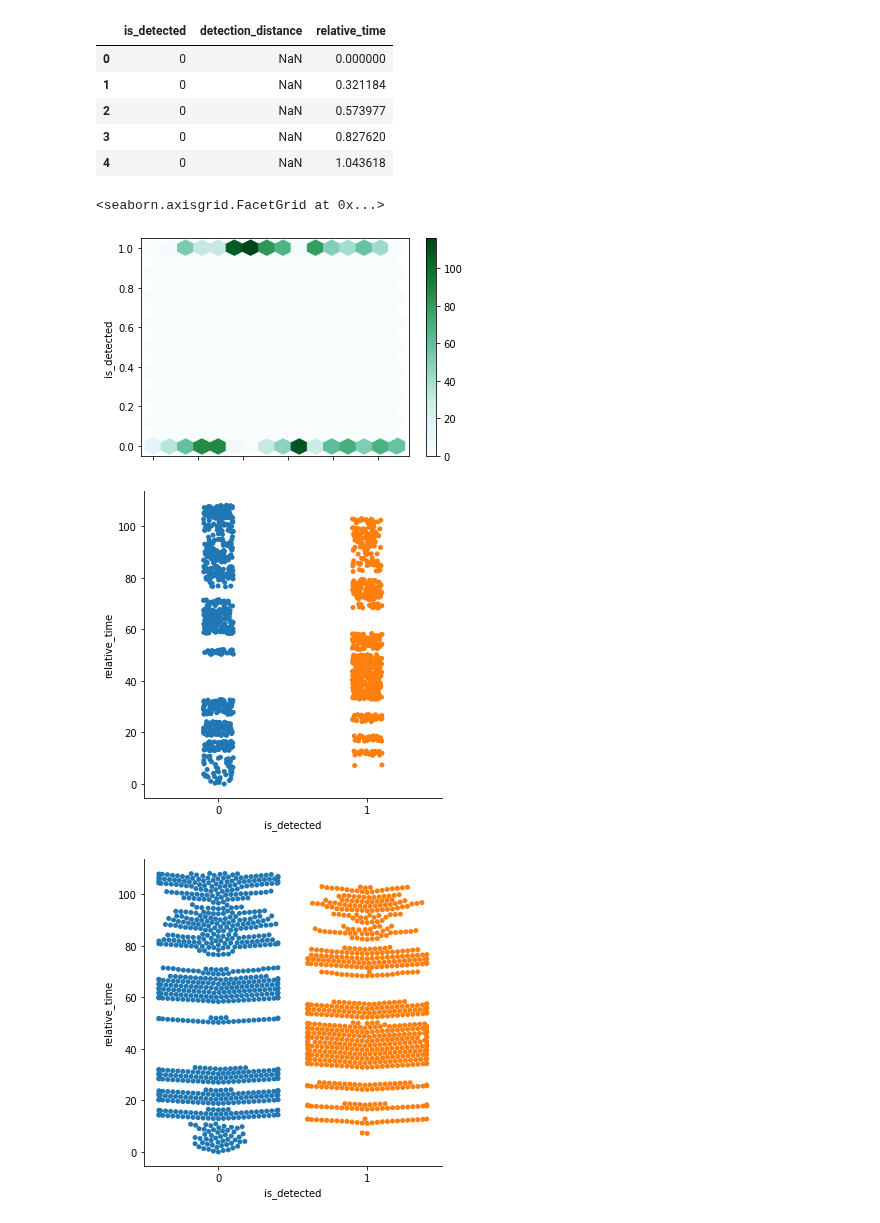
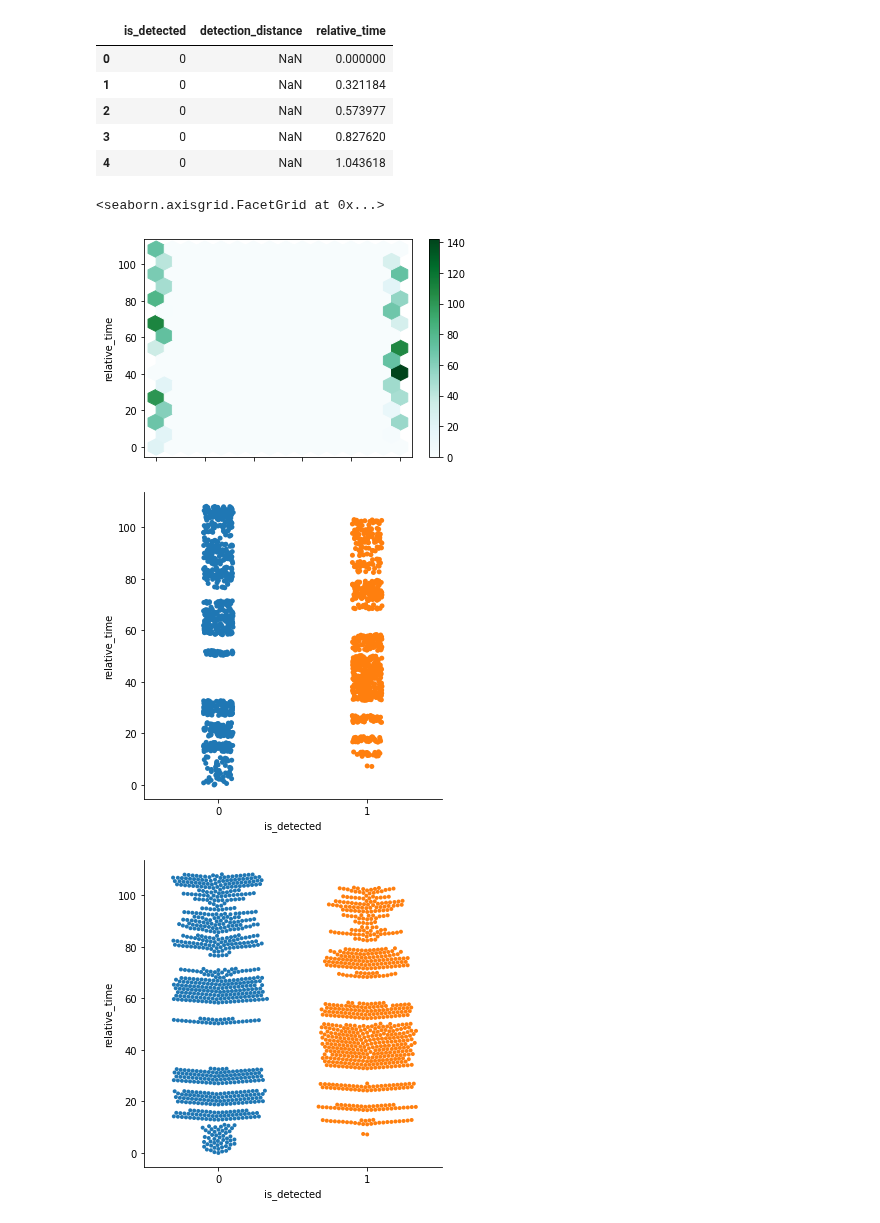
Before and after one commit to hakanErgin/apriltag_test_bench, a Jupyter notebook: test_pipeline/scripts/dynamic_tests/linear_velocity/x_translation.ipynb, the cells around one changed output. Drawn from its saved outputs; the diff is of its cells as text; code cells hidden in the pictures.

Commit message:
updated plots

```diff
--- a/test_pipeline/scripts/dynamic_tests/linear_velocity/x_translation.ipynb
+++ b/test_pipeline/scripts/dynamic_tests/linear_velocity/x_translation.ipynb
@@ -70,16 +68,16 @@ df.head(5)
 | 3 | 0 | NaN | 0.827620 |
 | 4 | 0 | NaN | 1.043618 |
 # %%
-df.plot.hexbin(x="relative_time", y=target, gridsize=15)
+df.plot.hexbin(x=target, y="relative_time", gridsize=15)
 sns.catplot(x=target, y='relative_time', data=df)
-sns.catplot(x=target, y='relative_time', data=df, kind="swarm")
+sns.catplot(x=target, y='relative_time', data=df, kind="swarm", s=4) # s=size of markers causes warnings when >4
 
 # creating a dummy column for plotting both classes together
 df.loc[:,'all'] = 'all'
 sns.catplot(x='all', y='relative_time', data=df, hue=target, kind="swarm")
 # %% [output]
 <seaborn.axisgrid.FacetGrid at 0x...>
-[figure, old version]
+[figure, new version]
-[figure, old version]
+[figure, new version]
-[figure, old version]
+[figure, new version]
 [figure]
```
Also changed, not shown: parts of 1 cell of this notebook.
